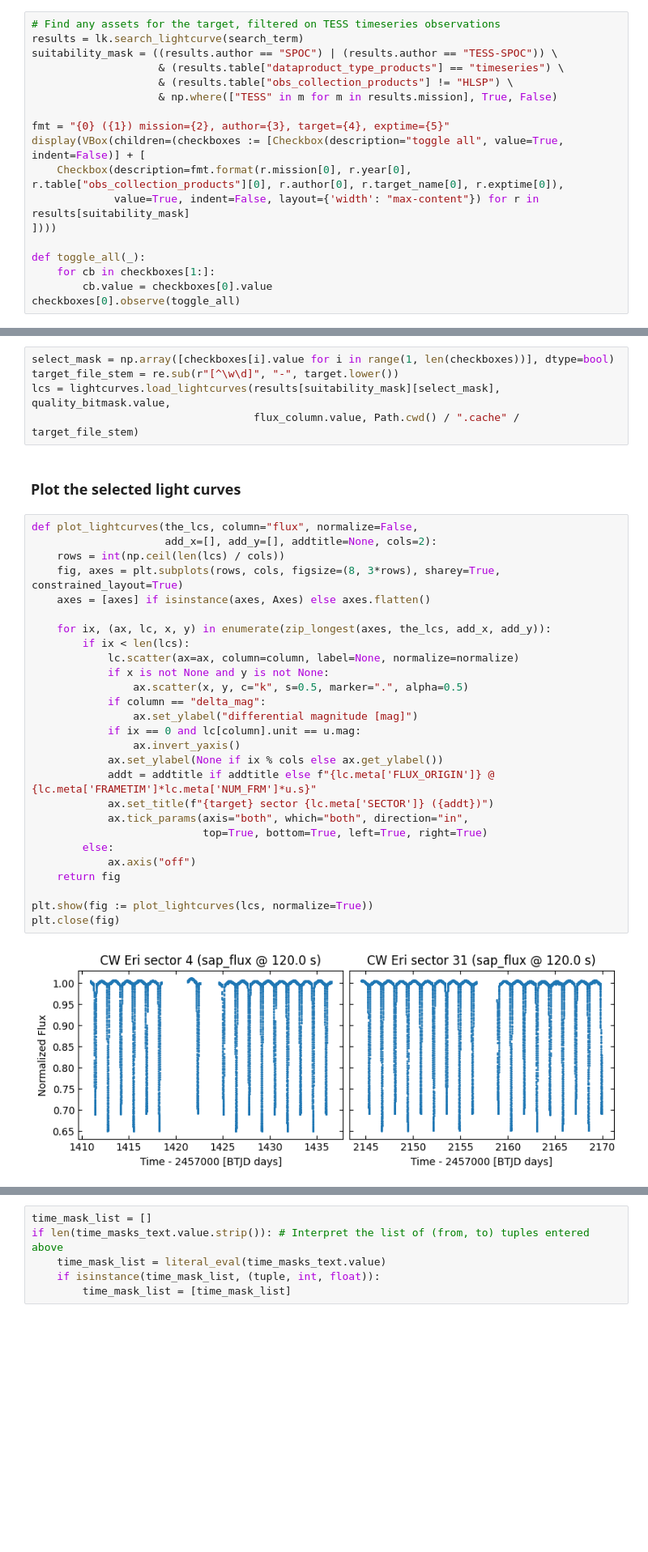
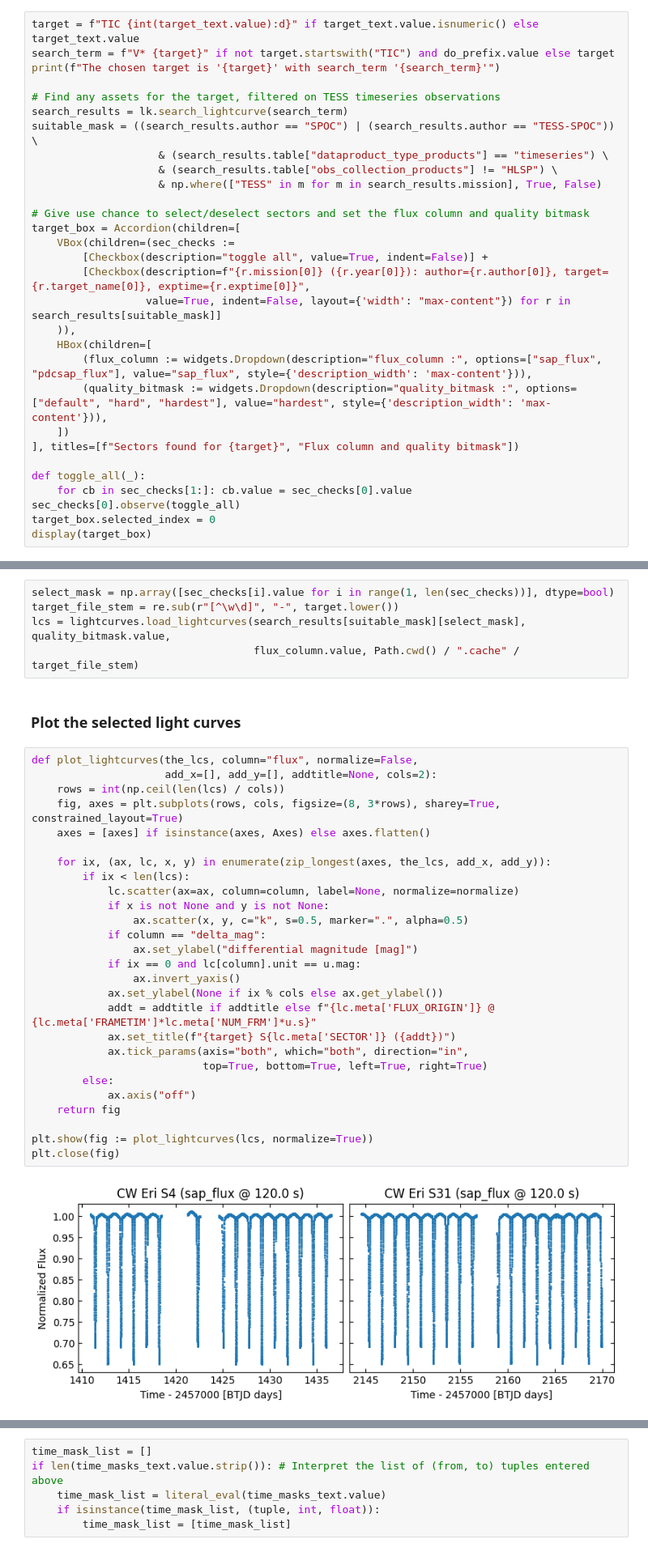
Before and after one commit to SteveOv/modebs, a Jupyter notebook: quick-fit.ipynb, the cells around one changed output, grey strips where cells are left out. Shown at 81% size. Saved outputs shown, nothing was run; the diff lists cells and outputs as text; blank space fills up the shorter version.

Commit message:
aggregate sect/flux col interact, shorter lc plot titles, def detrend dgre to 1, new use per x2 chkbox

```diff
--- a/quick-fit.ipynb
+++ b/quick-fit.ipynb
@@ -82,21 +76,33 @@ The chosen target is 'CW Eri' with search_term = 'V* CW Eri'
 # %% [markdown]
 ### Review Target Information and refine the search
 # %%
+target = f"TIC {int(target_text.value):d}" if target_text.value.isnumeric() else target_text.value
+search_term = f"V* {target}" if not target.startswith("TIC") and do_prefix.value else target
+print(f"The chosen target is '{target}' with search_term '{search_term}'")
+
 # Find any assets for the target, filtered on TESS timeseries observations
-results = lk.search_lightcurve(search_term)
-suitability_mask = ((results.author == "SPOC") | (results.author == "TESS-SPOC")) \
-                    & (results.table["dataproduct_type_products"] == "timeseries") \
-                    & (results.table["obs_collection_products"] != "HLSP") \
-                    & np.where(["TESS" in m for m in results.mission], True, False)
+search_results = lk.search_lightcurve(search_term)
+suitable_mask = ((search_results.author == "SPOC") | (search_results.author == "TESS-SPOC")) \
+                    & (search_results.table["dataproduct_type_products"] == "timeseries") \
+                    & (search_results.table["obs_collection_products"] != "HLSP") \
+                    & np.where(["TESS" in m for m in search_results.mission], True, False)
 
-fmt = "{0} ({1}) mission={2}, author={3}, target={4}, exptime={5}"
-display(VBox(children=(checkboxes := [Checkbox(description="toggle all", value=True, indent=False)] + [
-    Checkbox(description=fmt.format(r.mission[0], r.year[0], r.table["obs_collection_products"][0], r.author[0], r.target_name[0], r.exptime[0]),
-             value=True, indent=False, layout={'width': "max-content"}) for r in results[suitability_mask]
-])))
+# Give use chance to select/deselect sectors and set the flux column and quality bitmask
+target_box = Accordion(children=[
+    VBox(children=(sec_checks :=
+        [Checkbox(description="toggle all", value=True, indent=False)] +
+        [Checkbox(description=f"{r.mission[0]} ({r.year[0]}): author={r.author[0]}, target={r.target_name[0]}, exptime={r.exptime[0]}",
+                  value=True, indent=False, layout={'width': "max-content"}) for r in search_results[suitable_mask]]
+    )),
+    HBox(children=[
+        (flux_column := widgets.Dropdown(description="flux_column :", options=["sap_flux", "pdcsap_flux"], value="sap_flux", style={'description_width': 'max-content'})),
+        (quality_bitmask := widgets.Dropdown(description="quality_bitmask :", options=["default", "hard", "hardest"], value="hardest", style={'description_width': 'max-content'})),
+    ])
+], titles=[f"Sectors found for {target}", "Flux column and quality bitmask"])
 
 def toggle_all(_):
-    for cb in checkboxes[1:]:
-        cb.value = checkboxes[0].value
-checkboxes[0].observe(toggle_all)
+    for cb in sec_checks[1:]: cb.value = sec_checks[0].value
+sec_checks[0].observe(toggle_all)
+target_box.selected_index = 0
+display(target_box)
 # %% [output]
@@ -117,39 +117,39 @@ HBox(children=(Dropdown(description='flux_column :', options=('sap_flux', 'pdcsa
 # %%
-select_mask = np.array([checkboxes[i].value for i in range(1, len(checkboxes))], dtype=bool)
+select_mask = np.array([sec_checks[i].value for i in range(1, len(sec_checks))], dtype=bool)
 target_file_stem = re.sub(r"[^\w\d]", "-", target.lower())
-lcs = lightcurves.load_lightcurves(results[suitability_mask][select_mask], quality_bitmask.value,
+lcs = lightcurves.load_lightcurves(search_results[suitable_mask][select_mask], quality_bitmask.value,
                                    flux_column.value, Path.cwd() / ".cache" / target_file_stem)
 # %% [markdown]
 ### Plot the selected light curves
 # %%
 def plot_lightcurves(the_lcs, column="flux", normalize=False,
                      add_x=[], add_y=[], addtitle=None, cols=2):
     rows = int(np.ceil(len(lcs) / cols))
     fig, axes = plt.subplots(rows, cols, figsize=(8, 3*rows), sharey=True, constrained_layout=True)
     axes = [axes] if isinstance(axes, Axes) else axes.flatten()
 
     for ix, (ax, lc, x, y) in enumerate(zip_longest(axes, the_lcs, add_x, add_y)):
         if ix < len(lcs):
             lc.scatter(ax=ax, column=column, label=None, normalize=normalize)
             if x is not None and y is not None:
                 ax.scatter(x, y, c="k", s=0.5, marker=".", alpha=0.5)
             if column == "delta_mag":
                 ax.set_ylabel("differential magnitude [mag]")
             if ix == 0 and lc[column].unit == u.mag:
                 ax.invert_yaxis()
             ax.set_ylabel(None if ix % cols else ax.get_ylabel())
             addt = addtitle if addtitle else f"{lc.meta['FLUX_ORIGIN']} @ {lc.meta['FRAMETIM']*lc.meta['NUM_FRM']*u.s}"
-            ax.set_title(f"{target} sector {lc.meta['SECTOR']} ({addt})")
+            ax.set_title(f"{target} S{lc.meta['SECTOR']} ({addt})")
             ax.tick_params(axis="both", which="both", direction="in",
                            top=True, bottom=True, left=True, right=True)
         else:
             ax.axis("off")
     return fig
 
 plt.show(fig := plot_lightcurves(lcs, normalize=True))
 plt.close(fig)
 # %% [output]
-[figure, old version]
+[figure, new version]
 # %% [markdown]
 ### Process the light curves to create flattened copies with delta_mag columns
 
```
Also changed, not shown: parts of 13 cells of this notebook.
